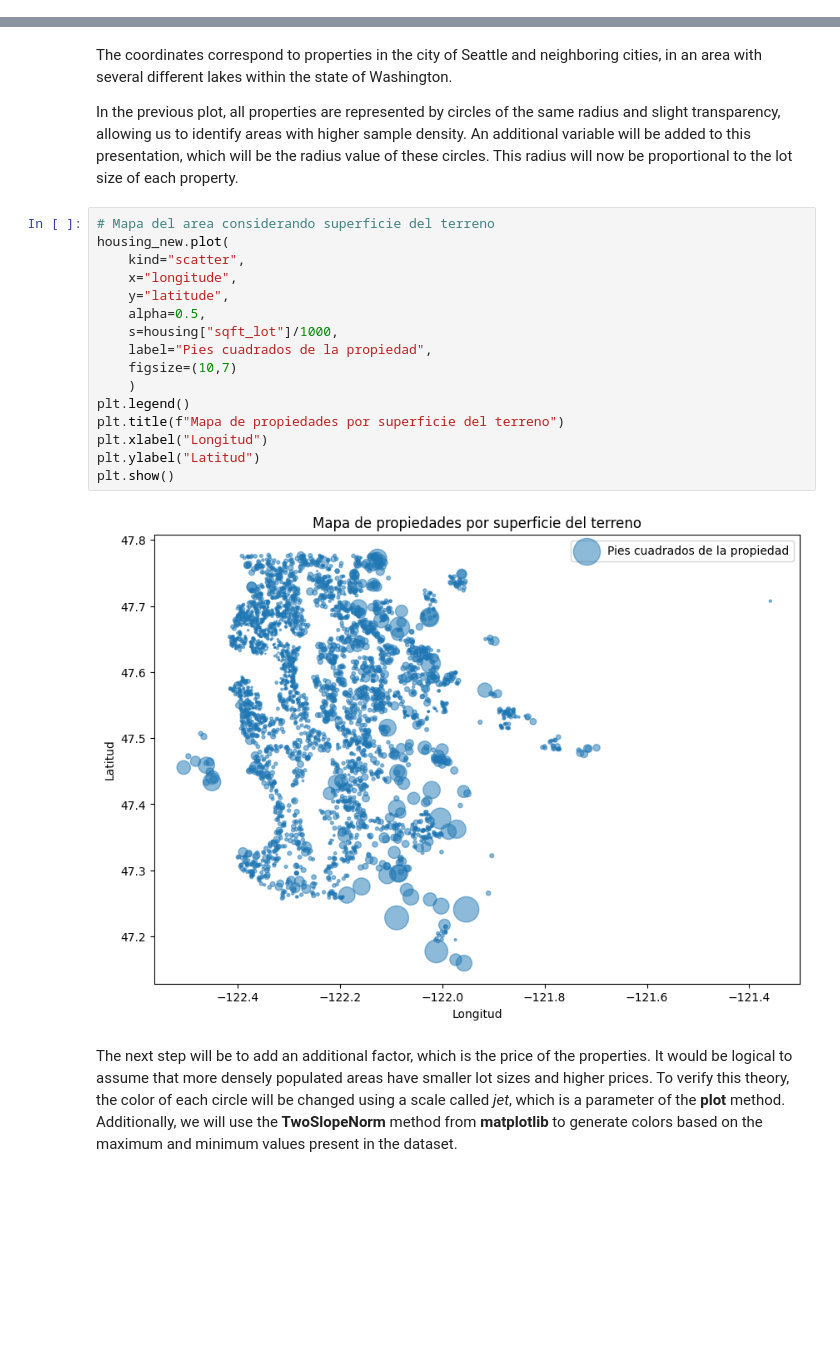
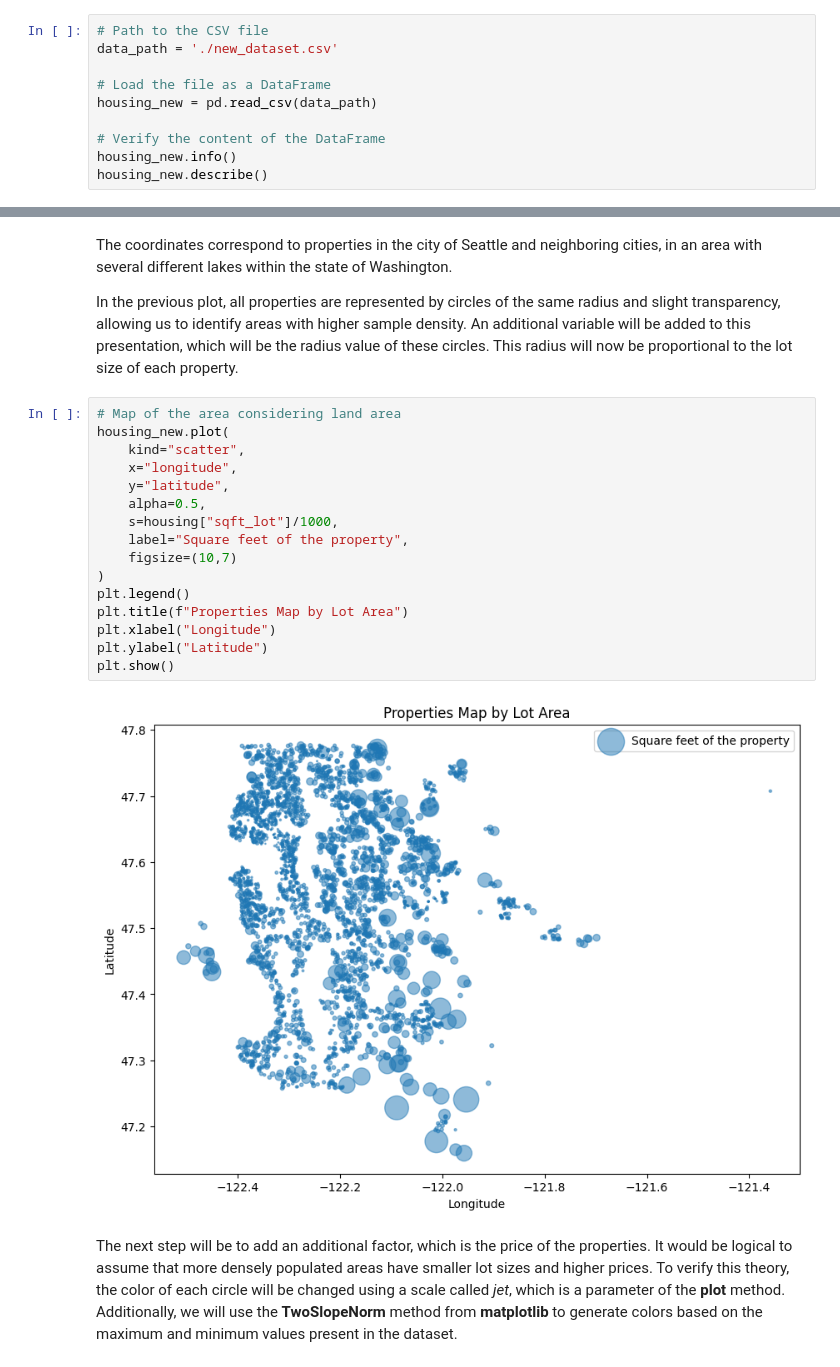
Before and after one commit to jquelas/seattle_pricing_model, a Jupyter notebook: seattle_pricing_model.ipynb, the cells around one changed output, grey strips where cells are left out. Saved outputs shown, nothing was run; the diff lists cells and outputs as text; blank space fills up the shorter version.

```diff
--- a/seattle_pricing_model.ipynb
+++ b/seattle_pricing_model.ipynb
@@ -324,0 +275,10 @@ memory usage: 575.1+ KB
+# %%
+# Path to the CSV file
+data_path = './new_dataset.csv'
+
+# Load the file as a DataFrame
+housing_new = pd.read_csv(data_path)
+
+# Verify the content of the DataFrame
+housing_new.info()
+housing_new.describe()
@@ -405,23 +389,23 @@ The coordinates correspond to properties in the city of Seattle and neighboring
 
 In the previous plot, all properties are represented by circles of the same radius and slight transparency, allowing us to identify areas with higher sample density. An additional variable will be added to this presentation, which will be the radius value of these circles. This radius will now be proportional to the lot size of each property.
 # %%
-# Mapa del area considerando superficie del terreno
+# Map of the area considering land area
 housing_new.plot(
     kind="scatter",
     x="longitude",
     y="latitude",
     alpha=0.5,
     s=housing["sqft_lot"]/1000,
-    label="Pies cuadrados de la propiedad",
+    label="Square feet of the property",
     figsize=(10,7)
-    )
+)
 plt.legend()
-plt.title(f"Mapa de propiedades por superficie del terreno")
-plt.xlabel("Longitud")
-plt.ylabel("Latitud")
+plt.title(f"Properties Map by Lot Area")
+plt.xlabel("Longitude")
+plt.ylabel("Latitude")
 plt.show()
 # %% [output]
-[figure, old version]
+[figure, new version]
 # %% [markdown]
 The next step will be to add an additional factor, which is the price of the properties. It would be logical to assume that more densely populated areas have smaller lot sizes and higher prices. To verify this theory, the color of each circle will be changed using a scale called *jet*, which is a parameter of the **plot** method. Additionally, we will use the **TwoSlopeNorm** method from **matplotlib** to generate colors based on the maximum and minimum values present in the dataset.
 # %%
```
Also changed, not shown: parts of 50 cells of this notebook.
